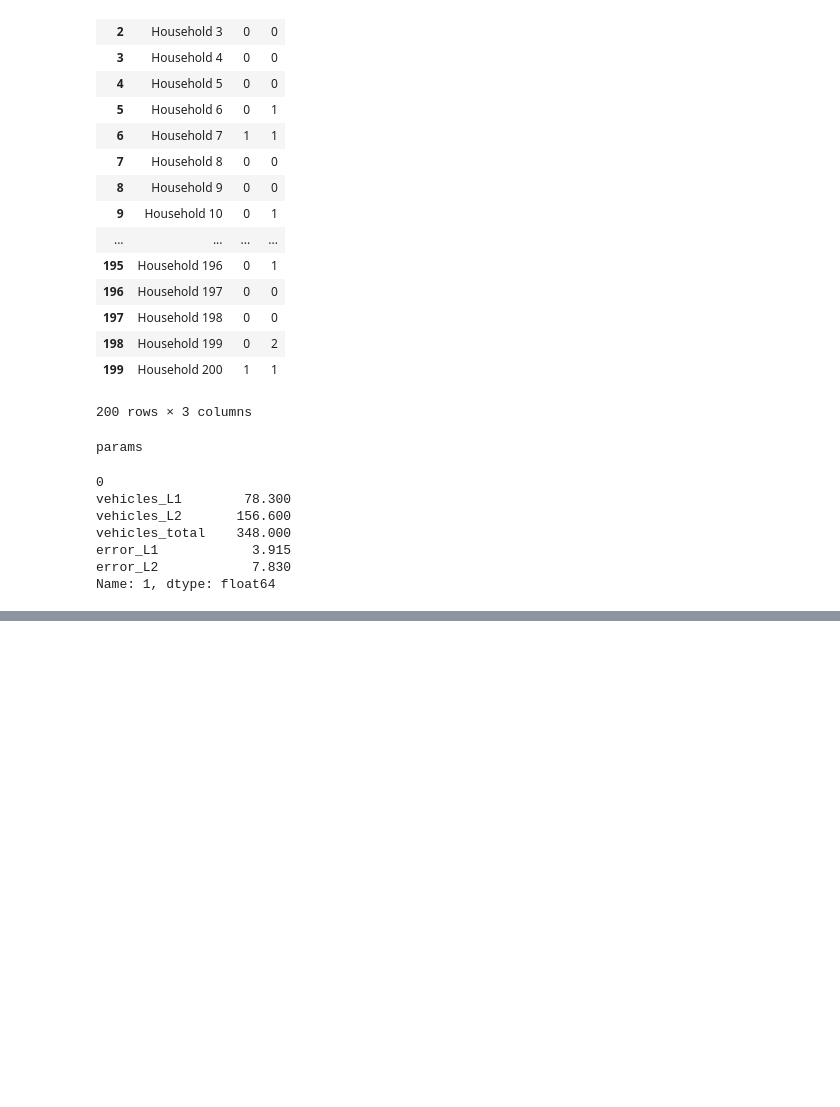
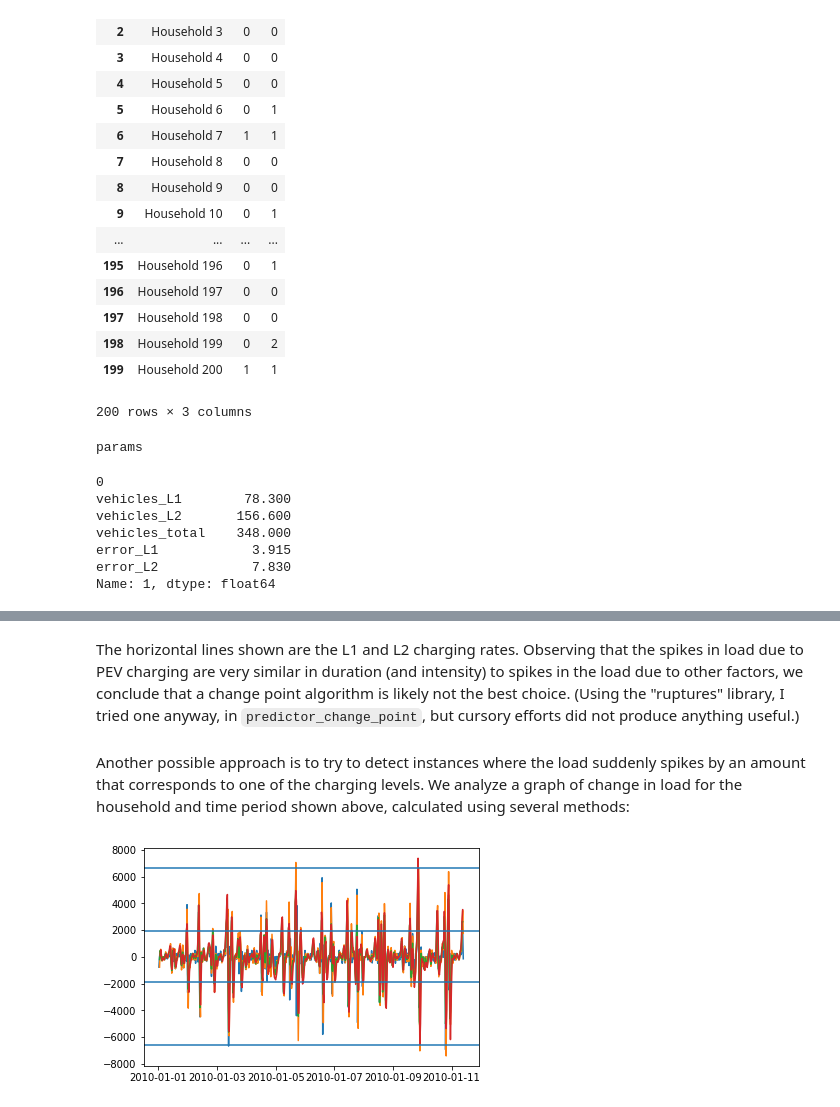
Before and after one commit to GabrielKS/EV_Load_Disambiguation, a Jupyter notebook: EV Load Disambiguation Demo.ipynb, the cells around one changed output, grey strips where cells are left out. Cells and saved outputs as stored; diff of their text form; code cells hidden in the pictures; blank space fills up the shorter version.

```diff
--- a/EV Load Disambiguation Demo.ipynb
+++ b/EV Load Disambiguation Demo.ipynb
@@ -152,0 +318,8 @@ class Predictor(ABC):
+# %% [markdown]
+The horizontal lines shown are the L1 and L2 charging rates. Observing that the spikes in load due to PEV charging are very similar in duration (and intensity) to spikes in the load due to other factors, we conclude that a change point algorithm is likely not the best choice. (Using the "ruptures" library, I tried one anyway, in `predictor_change_point`, but cursory efforts did not produce anything useful.)
+# %% [markdown]
+Another possible approach is to try to detect instances where the load suddenly spikes by an amount that corresponds to one of the charging levels. We analyze a graph of change in load for the household and time period shown above, calculated using several methods:
+# %%
+visualize_output.differences()
+# %% [output]
+[figure, added]
```
Also changed, not shown: parts of 39 cells of this notebook, 6 other files.
